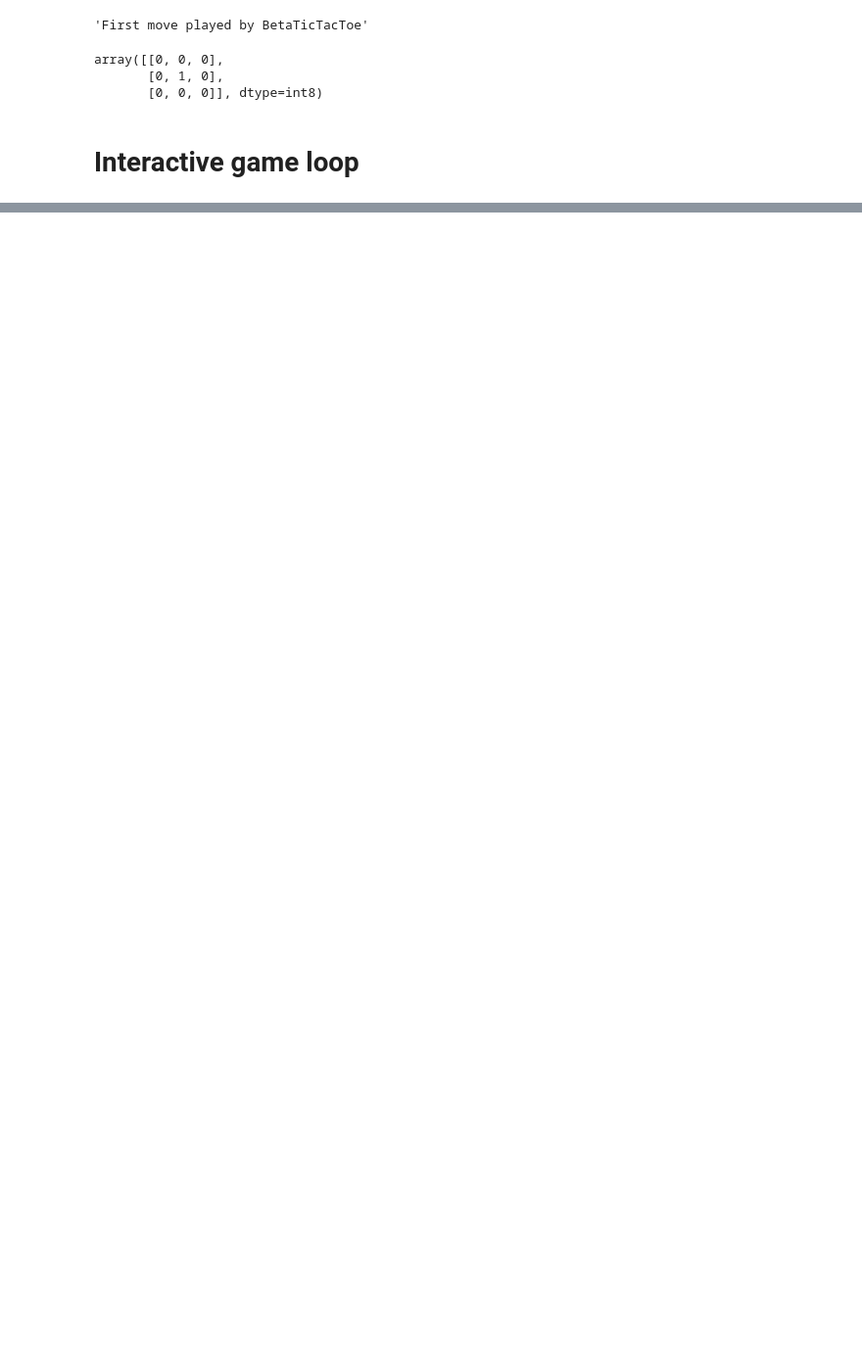
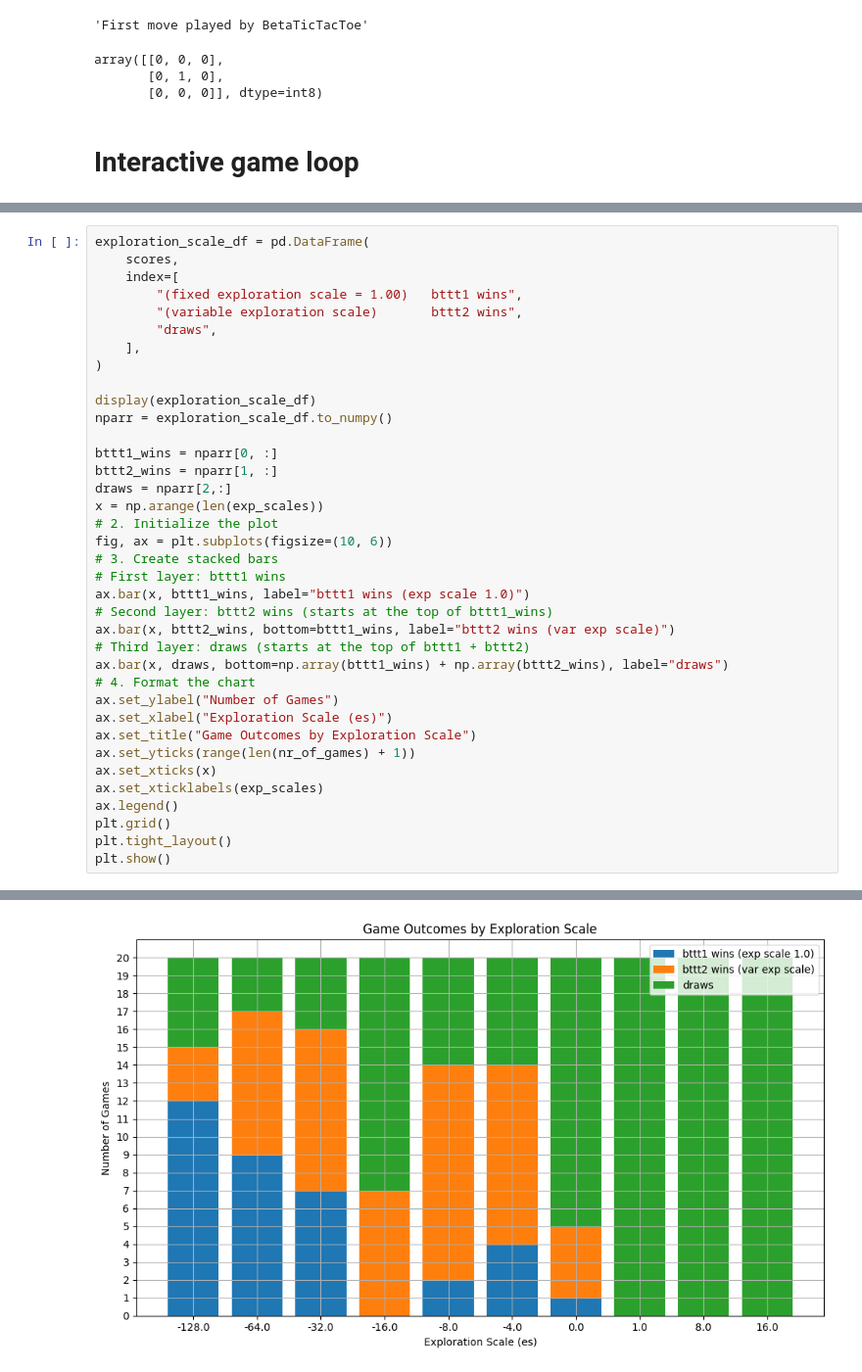
Before and after one commit to willayy/Design-Of-AI-Systems, a Jupyter notebook: module6group22/Lab6.ipynb, the cells around one changed output, grey strips where cells are left out. Shown at 98% size. Saved outputs shown, nothing was run; the diff lists cells and outputs as text; blank space fills up the shorter version.

Commit message:
Add plot and simulation

```diff
--- a/module6group22/Lab6.ipynb
+++ b/module6group22/Lab6.ipynb
@@ -281,0 +352,38 @@ if play_game == "yes":
+# %%
+exploration_scale_df = pd.DataFrame(
+    scores,
+    index=[
+        "(fixed exploration scale = 1.00)   bttt1 wins",
+        "(variable exploration scale)       bttt2 wins",
+        "draws",
+    ],
+)
+
+display(exploration_scale_df)
+nparr = exploration_scale_df.to_numpy()
+
+bttt1_wins = nparr[0, :]
+bttt2_wins = nparr[1, :]
+draws = nparr[2,:]
+x = np.arange(len(exp_scales))
+# 2. Initialize the plot
+fig, ax = plt.subplots(figsize=(10, 6))
+# 3. Create stacked bars
+# First layer: bttt1 wins
+ax.bar(x, bttt1_wins, label="bttt1 wins (exp scale 1.0)")
+# Second layer: bttt2 wins (starts at the top of bttt1_wins)
+ax.bar(x, bttt2_wins, bottom=bttt1_wins, label="bttt2 wins (var exp scale)")
+# Third layer: draws (starts at the top of bttt1 + bttt2)
+ax.bar(x, draws, bottom=np.array(bttt1_wins) + np.array(bttt2_wins), label="draws")
+# 4. Format the chart
+ax.set_ylabel("Number of Games")
+ax.set_xlabel("Exploration Scale (es)")
+ax.set_title("Game Outcomes by Exploration Scale")
+ax.set_yticks(range(len(nr_of_games) + 1))
+ax.set_xticks(x)
+ax.set_xticklabels(exp_scales)
+ax.legend()
+plt.grid()
+plt.tight_layout()
+plt.show()
+# %% [output]
@@ -281,0 +394 @@ if play_game == "yes":
+[figure, added]
```
Also changed, not shown: parts of 6 cells of this notebook.
